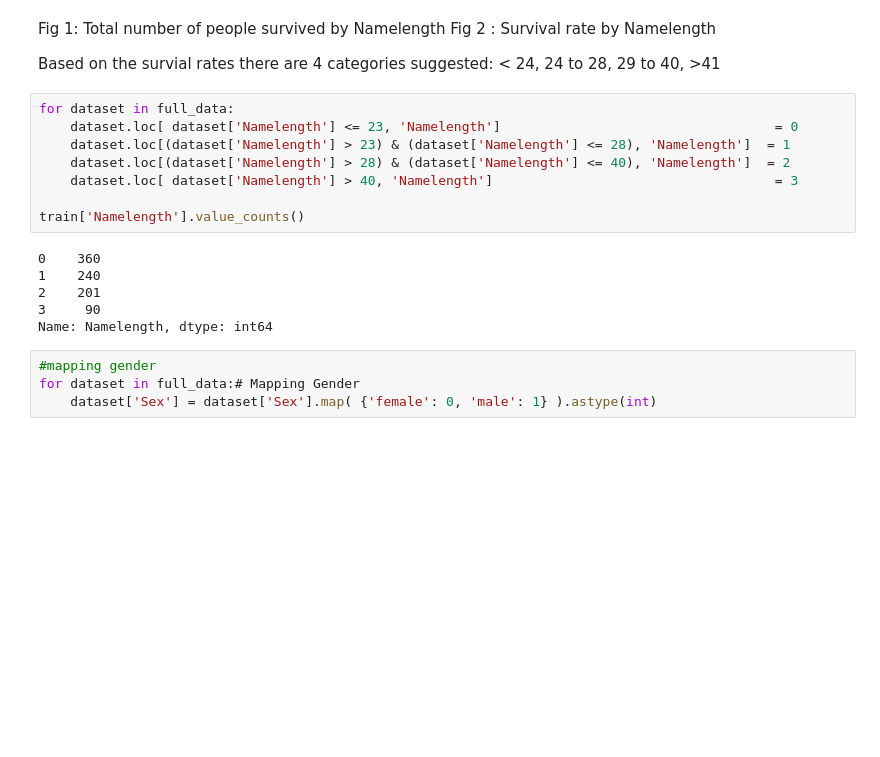
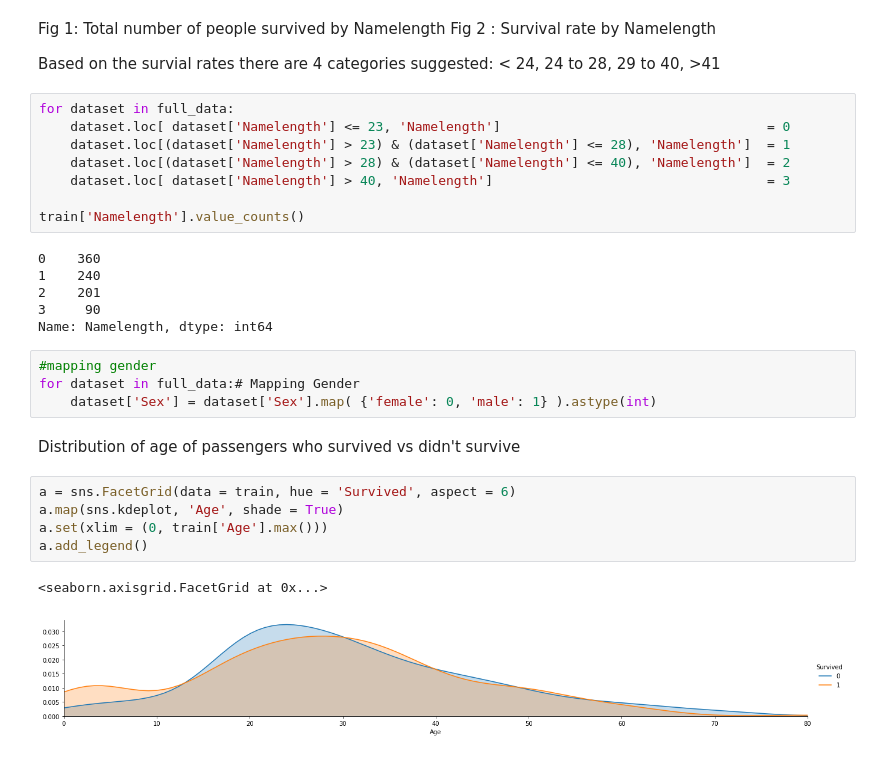
Before and after one commit to Kritipinto/DataScience, a Jupyter notebook: titanic/titanic_eda.ipynb, the cells around one changed output. Saved outputs shown, nothing was run; the diff lists cells and outputs as text; blank space fills up the shorter version.

```diff
--- a/titanic/titanic_eda.ipynb
+++ b/titanic/titanic_eda.ipynb
@@ -255,10 +256,10 @@ Fig 2 : Survival rate by Namelength
 Based on the survial rates there are 4 categories suggested: < 24, 24 to 28, 29 to 40, >41
 # %%
 for dataset in full_data:
-    dataset.loc[ dataset['Namelength'] <= 23, 'Namelength']                                   = 0
+    dataset.loc[ dataset['Namelength'] <= 23, 'Namelength']                                  = 0
     dataset.loc[(dataset['Namelength'] > 23) & (dataset['Namelength'] <= 28), 'Namelength']  = 1
     dataset.loc[(dataset['Namelength'] > 28) & (dataset['Namelength'] <= 40), 'Namelength']  = 2
-    dataset.loc[ dataset['Namelength'] > 40, 'Namelength']                                    = 3
+    dataset.loc[ dataset['Namelength'] > 40, 'Namelength']                                   = 3
 
 train['Namelength'].value_counts()
 # %% [output]
@@ -271,3 +272,13 @@ Name: Namelength, dtype: int64
 #mapping gender
 for dataset in full_data:# Mapping Gender
     dataset['Sex'] = dataset['Sex'].map( {'female': 0, 'male': 1} ).astype(int)
+# %% [markdown]
+Distribution of age of passengers who survived vs didn't survive
+# %%
+a = sns.FacetGrid(data = train, hue = 'Survived', aspect = 6)
+a.map(sns.kdeplot, 'Age', shade = True)
+a.set(xlim = (0, train['Age'].max()))
+a.add_legend()
+# %% [output]
+<seaborn.axisgrid.FacetGrid at 0x...>
+[figure, added]
```
Also changed, not shown: parts of 39 cells of this notebook, 4 other files.
